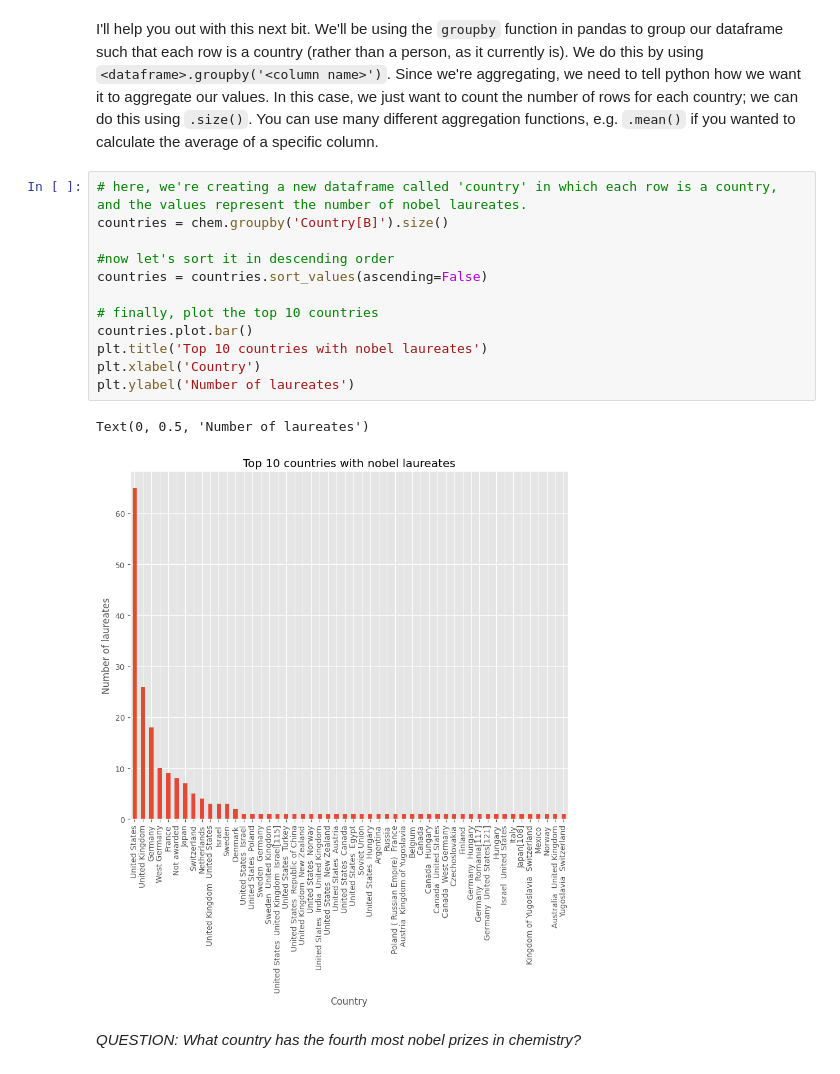
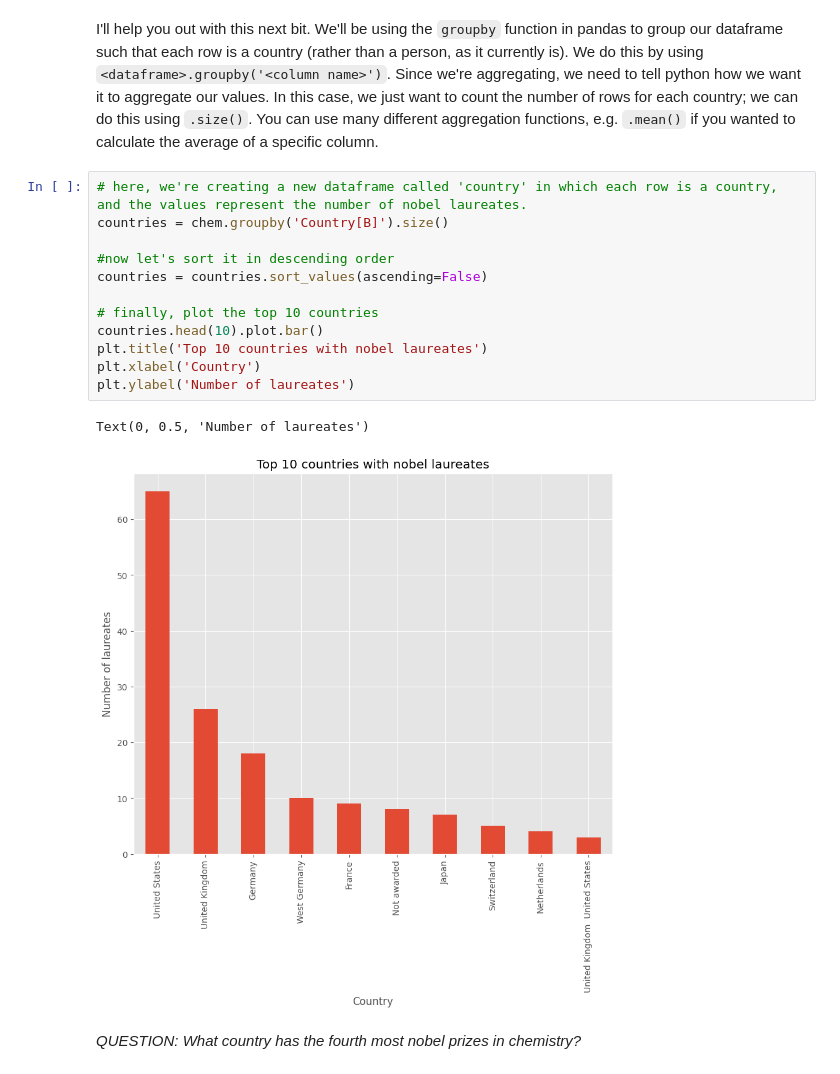
Before and after one commit to muffoonfu/QM2, a Jupyter notebook: ED_AQD_Copy_of_W2_Working_with_Data_in_Pandas.ipynb, the cells around one changed output. Saved outputs shown, nothing was run; the diff lists cells and outputs as text.

```diff
--- a/ED_AQD_Copy_of_W2_Working_with_Data_in_Pandas.ipynb
+++ b/ED_AQD_Copy_of_W2_Working_with_Data_in_Pandas.ipynb
@@ -422,18 +422,18 @@ I'll help you out with this next bit. We'll be using the `groupby` function in p
 # %%
 # here, we're creating a new dataframe called 'country' in which each row is a country, and the values represent the number of nobel laureates.
 countries = chem.groupby('Country[B]').size()
 
 #now let's sort it in descending order
 countries = countries.sort_values(ascending=False)
 
 # finally, plot the top 10 countries
-countries.plot.bar()
+countries.head(10).plot.bar()
 plt.title('Top 10 countries with nobel laureates')
 plt.xlabel('Country')
 plt.ylabel('Number of laureates')
 # %% [output]
 Text(0, 0.5, 'Number of laureates')
-[figure, old version]
+[figure, new version]
 # %% [markdown]
 *QUESTION: What country has the fourth most nobel prizes in chemistry?*
 # %% [markdown]
```
